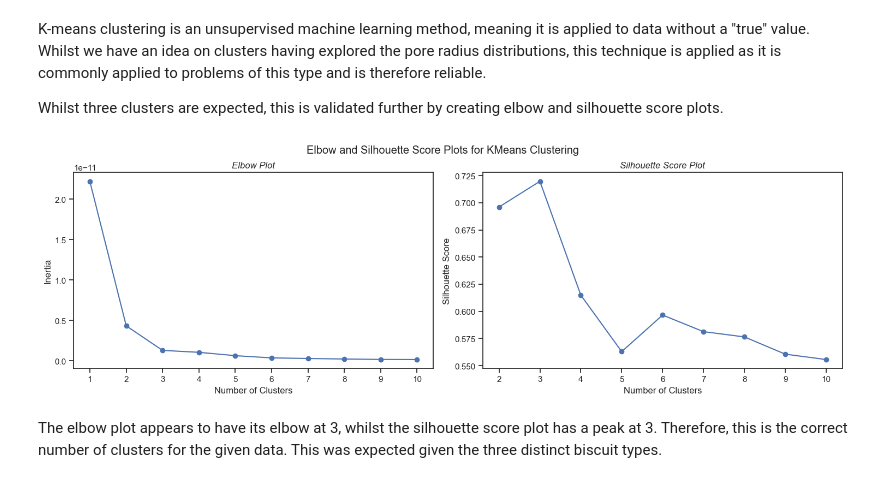
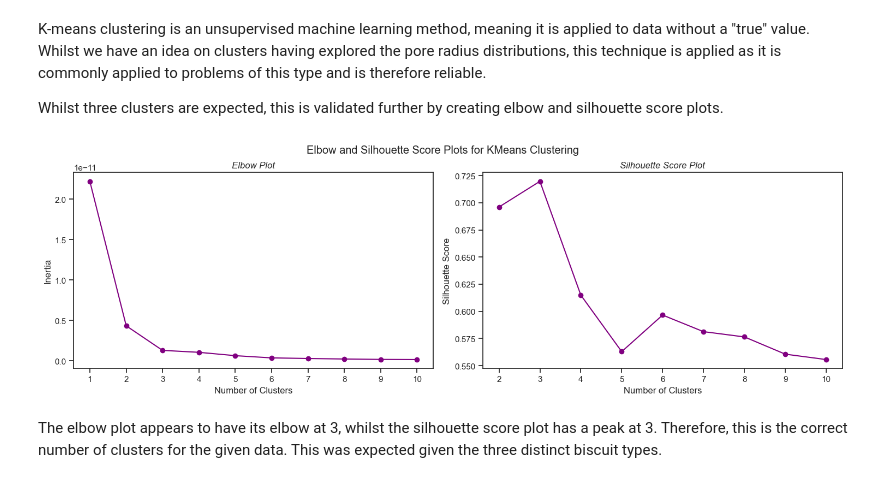
Before and after one commit to kgerrand/Code, a Jupyter notebook: data_analysis.ipynb, the cells around one changed output. Cells and saved outputs as stored; diff of their text form; code cells hidden in the pictures.

```diff
--- a/data_analysis.ipynb
+++ b/data_analysis.ipynb
@@ -317,36 +317,36 @@ for i in range(1, 11):
     kmeans = KMeans(n_clusters=i, random_state=42)
     kmeans.fit(microscopy_df[['r']])
     inertia.append(kmeans.inertia_)
 
 # silhouette score
 silhouette = []
 
 for i in range(2, 11):
     kmeans = KMeans(n_clusters=i, random_state=42)
     kmeans.fit(microscopy_df[['r']])
     silhouette.append(silhouette_score(microscopy_df[['r']], kmeans.labels_))
 
 
 # plotting
 fig, axes = plt.subplots(1,2,figsize=(15,5))
 sns.set_theme(style='ticks', font='Arial')
 
-axes[0].plot(range(1, 11), inertia, marker='o')
+axes[0].plot(range(1, 11), inertia, marker='o', color='purple')
 axes[0].set_xlabel('Number of Clusters')
 axes[0].set_ylabel('Inertia')
 axes[0].set_title('Elbow Plot', fontstyle='italic')
 axes[0].set_xticks(range(1, 11))
 
-axes[1].plot(range(2, 11), silhouette, marker='o')
+axes[1].plot(range(2, 11), silhouette, marker='o', color='purple')
 axes[1].set_xlabel('Number of Clusters')
 axes[1].set_ylabel('Silhouette Score')
 axes[1].set_title('Silhouette Score Plot', fontstyle='italic')
 axes[1].set_xticks(range(2, 11))
 
 fig.suptitle('Elbow and Silhouette Score Plots for KMeans Clustering', y=0.95)
 fig.tight_layout()
 # %% [output]
-[figure, old version]
+[figure, new version]
 # %% [markdown]
 The elbow plot appears to have its elbow at 3, whilst the silhouette score plot has a peak at 3. Therefore, this is the correct number of clusters for the given data. This was expected given the three distinct biscuit types.
 # %%
```
Also changed, not shown: parts of 1 cell of this notebook.
